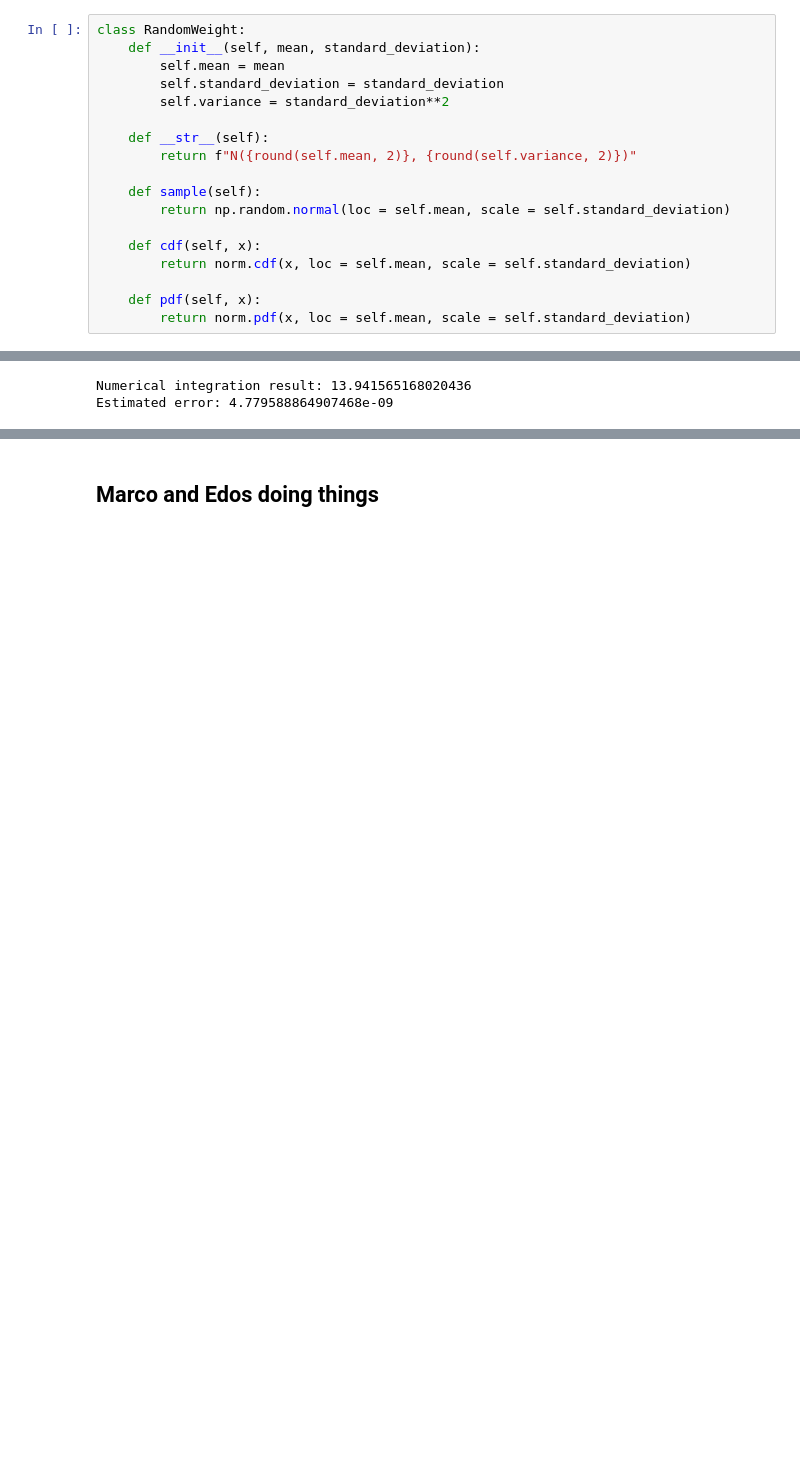
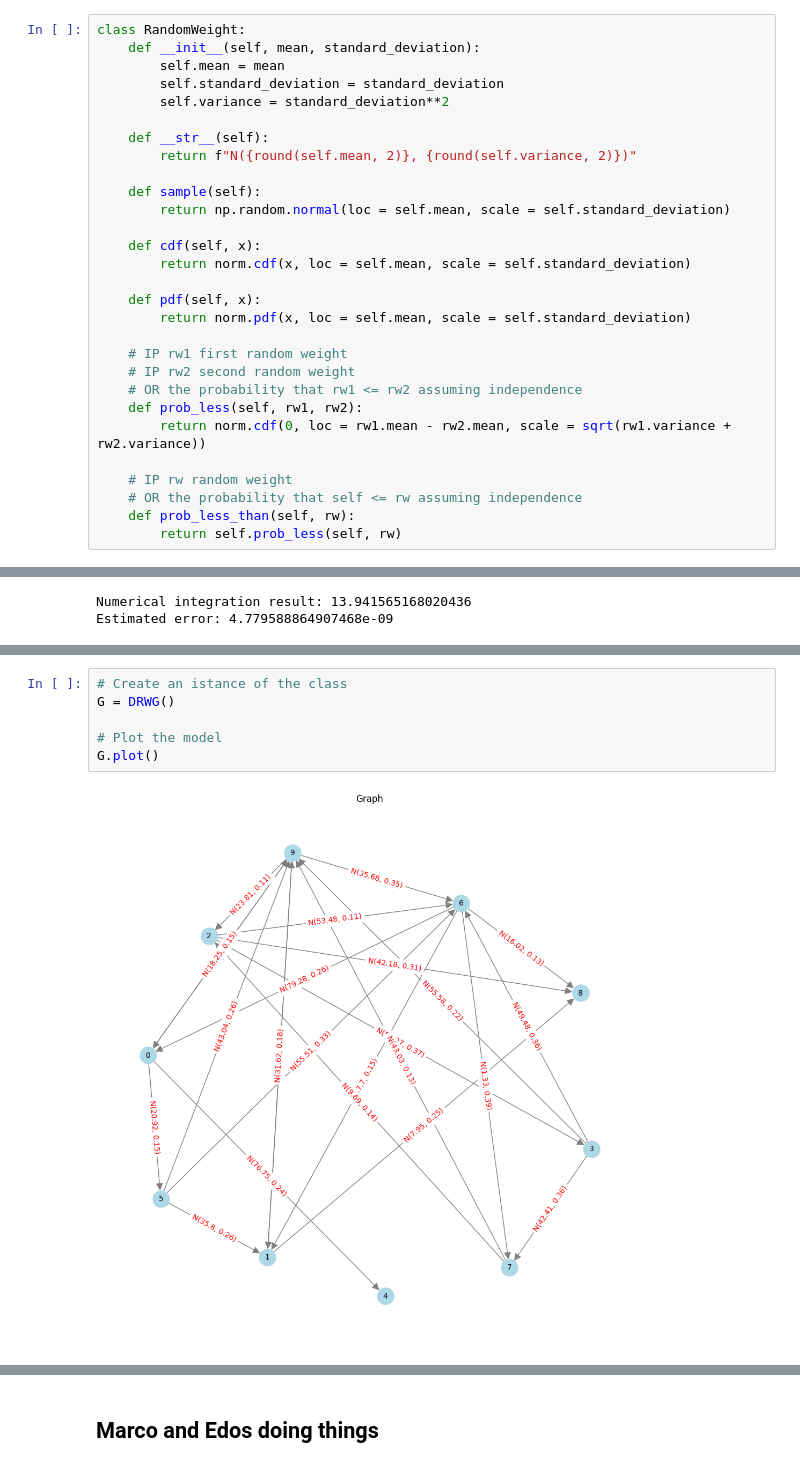
Before and after one commit to Mark55X/LearningFromNetworksProject, a Jupyter notebook: code/notebooks/project.ipynb, the cells around one changed output, grey strips where cells are left out. Drawn from its saved outputs; the diff is of its cells as text; blank space fills up the shorter version.

```diff
--- a/code/notebooks/project.ipynb
+++ b/code/notebooks/project.ipynb
@@ -29,6 +31,17 @@ class RandomWeight:
 
     def pdf(self, x):
         return norm.pdf(x, loc = self.mean, scale = self.standard_deviation)
+
+    # IP rw1 first random weight
+    # IP rw2 second random weight
+    # OR the probability that rw1 <= rw2 assuming independence
+    def prob_less(self, rw1, rw2):
+        return norm.cdf(0, loc = rw1.mean - rw2.mean, scale = sqrt(rw1.variance + rw2.variance))
+
+    # IP rw random weight
+    # OR the probability that self <= rw assuming independence
+    def prob_less_than(self, rw):
+        return self.prob_less(self, rw)
 # %% [markdown]
 ### DRWG
 This class will represent our model
@@ -152,0 +236,8 @@ Estimated error: 4.779588864907468e-09
+# %%
+# Create an istance of the class
+G = DRWG()
+
+# Plot the model
+G.plot()
+# %% [output]
+[figure, added]
```
Also changed, not shown: parts of 9 cells of this notebook, 1 other file.
